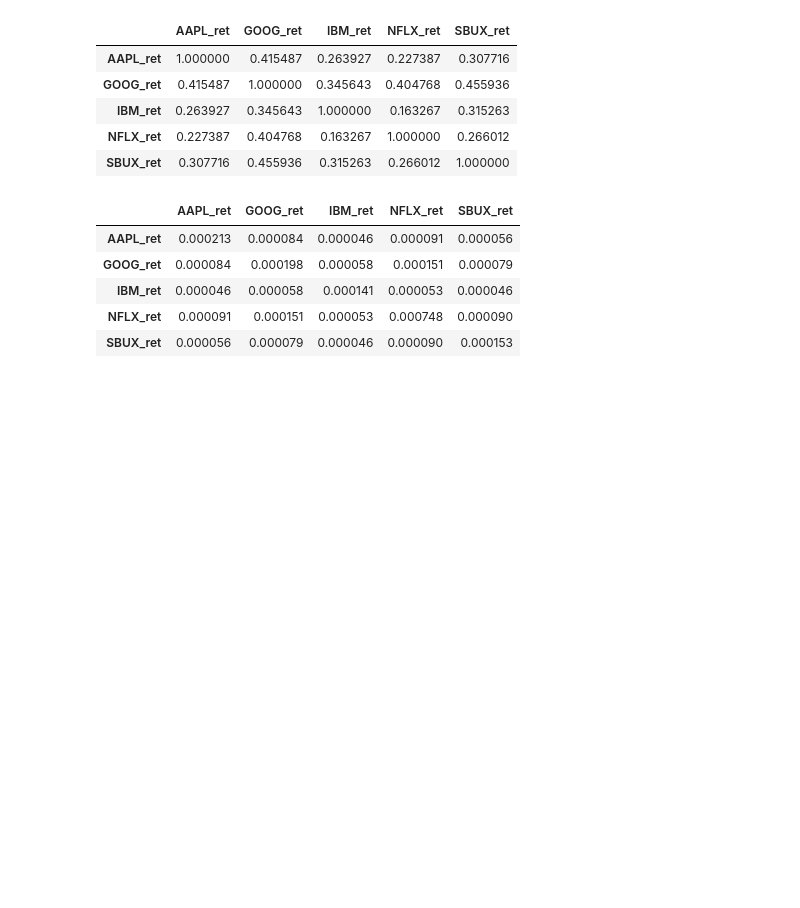
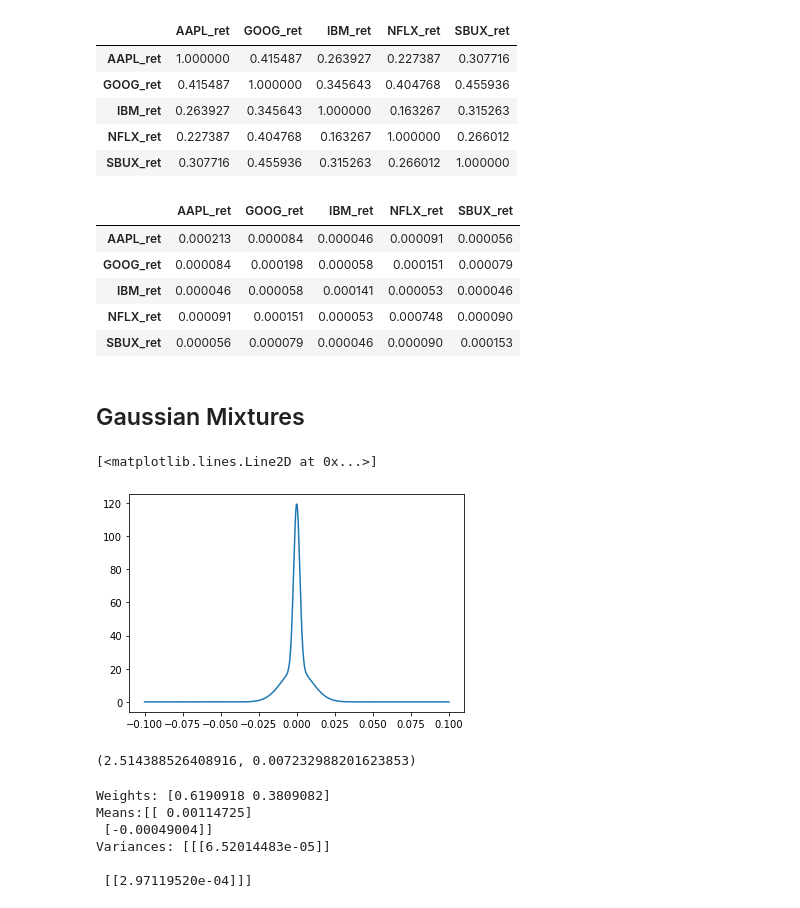
Before and after one commit to emiliocimino/financialengineering, a Jupyter notebook: 1 - Financial Basis/Financial Statistics.ipynb, the cells around one changed output. Drawn from its saved outputs; the diff is of its cells as text; code cells hidden in the pictures; blank space fills up the shorter version.

Commit message:
Linear Regression, Mixture of Gaussian

```diff
--- a/1 - Financial Basis/Financial Statistics.ipynb
+++ b/1 - Financial Basis/Financial Statistics.ipynb
@@ -622,3 +622,44 @@ rets.cov()
 | IBM_ret | 0.000046 | 0.000058 | 0.000141 | 0.000053 | 0.000046 |
 | NFLX_ret | 0.000091 | 0.000151 | 0.000053 | 0.000748 | 0.000090 |
 | SBUX_ret | 0.000056 | 0.000079 | 0.000046 | 0.000090 | 0.000153 |
+# %% [markdown]
+## Gaussian Mixtures
+# %%
+'''
+Andiamo a creare noi la nostra mixture of gaussian e la testiamo.
+'''
+x_list = np.linspace(-0.1,0.1,500)
+# %%
+p = 0.5
+fx = p * norm.pdf(x_list, loc=0, scale=0.01) + \
+     (1 - p) * norm.pdf(x_list, loc=0, scale=0.002)
+# %%
+plt.plot(x_list, fx)
+# %% [output]
+[<matplotlib.lines.Line2D at 0x...>]
+[figure, added]
+# %%
+# generiamo campioni dal nostro modello: vogliamo ricostruire e scoprire la kurtosis
+# per far ciò, basta semplicemente generare lo stesso numero di campioni.
+# il peso lo diamo tramite probabilità: se sotto 0.5. prendiamo dalla prima gaussiana
+# altrimenti prendiamo dalla seconda
+
+samples = []
+m0, s0 = 0, 0.01
+m1, s1 = 0, 0.002
+
+for _ in range(5000):
+    if np.random.random() < p:
+        # choose gaussian 0
+        # Generiamo un campione casuale dalla gaussiana 0 rvs
+        x = norm.rvs(m0, s0)
+    else:
+        #choose gaussian 1
+        # Generiamo un campione casuale dalla gaussiana 1 tramite rvs
+        x = norm.rvs(m1 ,s1)
+    samples.append(x)
+
+series = pd.Series(samples)
+series.kurtosis(), series.std()
+# %% [output]
+(2.514388526408916, 0.007232988201623853)
@@ -624,0 +668,26 @@ rets.cov()
+# %%
+'''
+Nel risultato fornito da scikit-learn notiamo che medie e varianze hanno
+delle dimensioni extra: ciò è dovuto dal fatto che scikit lavora con dati
+multidimensionali, solo che nel nostro caso abbiamo solo uno stock, quindi D = 1.
+
+Se avessimo D stocks, avremmo che con K gaussiane le dimensioni saranno:
+- medie: K x D
+- covarianze: K x D x D
+'''
+
+data = sbux['log_return'].dropna().to_numpy().reshape(-1 ,1)
+model = GaussianMixture(n_components = 2)
+model.fit(data)
+
+weights = model.weights_
+means = model.means_
+cov = model.covariances_
+print(f"Weights: {weights} \nMeans:{means} \nVariances: {cov} ")
+# %% [output]
+Weights: [0.6190918 0.3809082]
+Means:[[ 0.00114725]
+ [-0.00049004]]
+Variances: [[[6.52014483e-05]]
+
+ [[2.97119520e-04]]]
```
Also changed, not shown: parts of 16 cells of this notebook, 3 other files.
